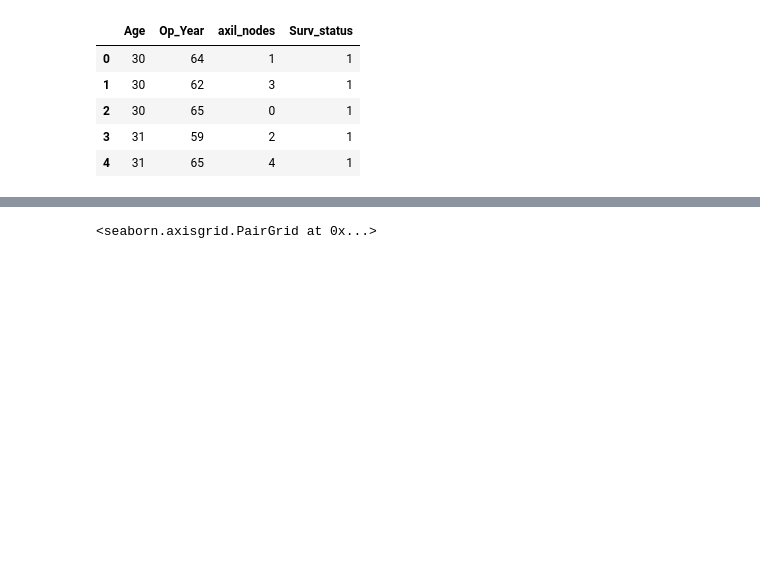
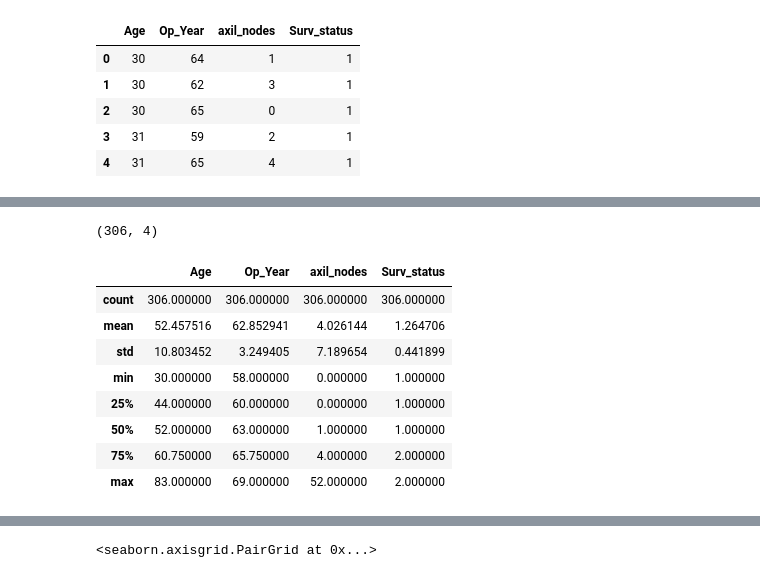
Before and after one commit to muscak/Haberman-Breast-Cancer-Survival-Prediction, a Jupyter notebook: Haberman-Breast-Cancer-Prediction-DNN.ipynb, the cells around one changed output, grey strips where cells are left out. Cells and saved outputs as stored; diff of their text form; code cells hidden in the pictures; blank space fills up the shorter version.

```diff
--- a/Haberman-Breast-Cancer-Prediction-DNN.ipynb
+++ b/Haberman-Breast-Cancer-Prediction-DNN.ipynb
@@ -44,0 +72,16 @@ df.head()
+# %%
+  df.shape # rows and columns
+# %% [output]
+(306, 4)
+# %%
+df.describe()
+# %% [output]
+|  | Age | Op_Year | axil_nodes | Surv_status |
+| count | 306.000000 | 306.000000 | 306.000000 | 306.000000 |
+| mean | 52.457516 | 62.852941 | 4.026144 | 1.264706 |
+| std | 10.803452 | 3.249405 | 7.189654 | 0.441899 |
+| min | 30.000000 | 58.000000 | 0.000000 | 1.000000 |
+| 25% | 44.000000 | 60.000000 | 0.000000 | 1.000000 |
+| 50% | 52.000000 | 63.000000 | 1.000000 | 1.000000 |
+| 75% | 60.750000 | 65.750000 | 4.000000 | 2.000000 |
+| max | 83.000000 | 69.000000 | 52.000000 | 2.000000 |
```
Also changed, not shown: parts of 17 cells of this notebook.
